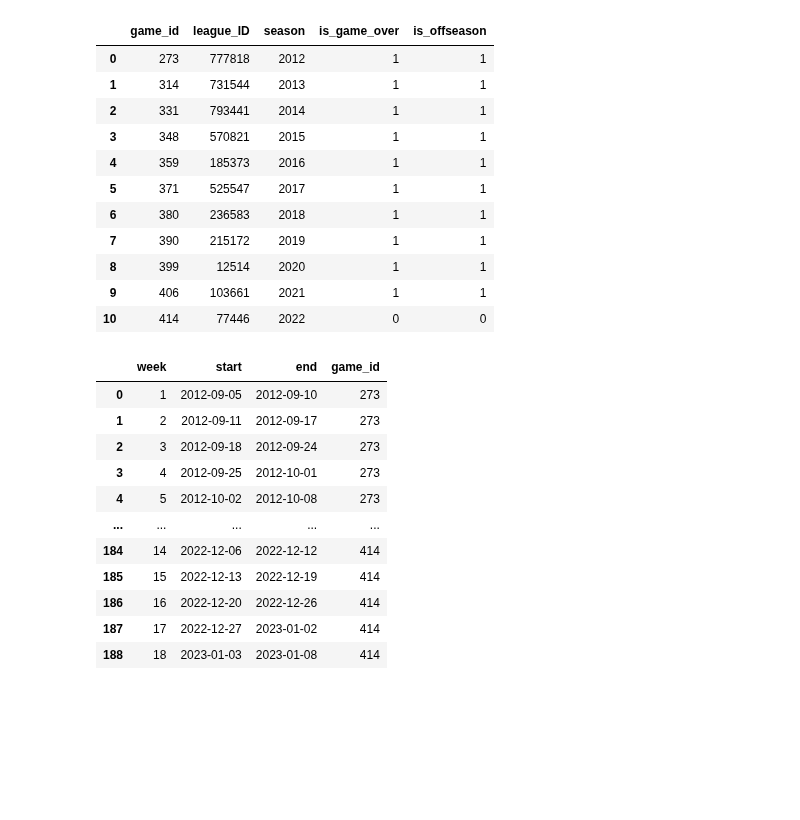
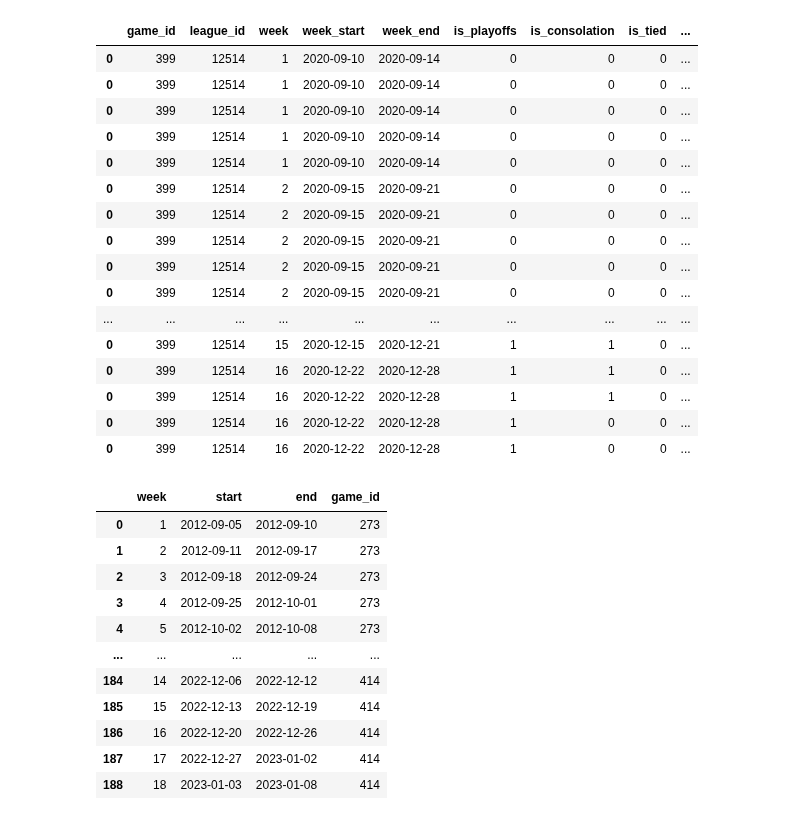
Before and after one commit to cuddebtj/Yahoo_Data, a Jupyter notebook: scripts/dev_yahoo.ipynb, the cells around one changed output. Cells and saved outputs as stored; diff of their text form; code cells hidden in the pictures; blank space fills up the shorter version.

```diff
--- a/scripts/dev_yahoo.ipynb
+++ b/scripts/dev_yahoo.ipynb
@@ -110,18 +211,23 @@ weeks.drop_duplicates(ignore_index=True, inplace=True)
-# %%
-game_keys
-# %% [output]
-|  | game_id | league_ID | season | is_game_over | is_offseason |
-| 0 | 273 | 777818 | 2012 | 1 | 1 |
-| 1 | 314 | 731544 | 2013 | 1 | 1 |
-| 2 | 331 | 793441 | 2014 | 1 | 1 |
-| 3 | 348 | 570821 | 2015 | 1 | 1 |
-| 4 | 359 | 185373 | 2016 | 1 | 1 |
-| 5 | 371 | 525547 | 2017 | 1 | 1 |
-| 6 | 380 | 236583 | 2018 | 1 | 1 |
-| 7 | 390 | 215172 | 2019 | 1 | 1 |
-| 8 | 399 | 12514 | 2020 | 1 | 1 |
-| 9 | 406 | 103661 | 2021 | 1 | 1 |
-| 10 | 414 | 77446 | 2022 | 0 | 0 |
+# %%
+f_matchups
+# %% [output]
+|  | game_id | league_id | week | week_start | week_end | is_playoffs | is_consolation | is_tied | ... |
+| 0 | 399 | 12514 | 1 | 2020-09-10 | 2020-09-14 | 0 | 0 | 0 | ... |
+| 0 | 399 | 12514 | 1 | 2020-09-10 | 2020-09-14 | 0 | 0 | 0 | ... |
+| 0 | 399 | 12514 | 1 | 2020-09-10 | 2020-09-14 | 0 | 0 | 0 | ... |
+| 0 | 399 | 12514 | 1 | 2020-09-10 | 2020-09-14 | 0 | 0 | 0 | ... |
+| 0 | 399 | 12514 | 1 | 2020-09-10 | 2020-09-14 | 0 | 0 | 0 | ... |
+| 0 | 399 | 12514 | 2 | 2020-09-15 | 2020-09-21 | 0 | 0 | 0 | ... |
+| 0 | 399 | 12514 | 2 | 2020-09-15 | 2020-09-21 | 0 | 0 | 0 | ... |
+| 0 | 399 | 12514 | 2 | 2020-09-15 | 2020-09-21 | 0 | 0 | 0 | ... |
+| 0 | 399 | 12514 | 2 | 2020-09-15 | 2020-09-21 | 0 | 0 | 0 | ... |
+| 0 | 399 | 12514 | 2 | 2020-09-15 | 2020-09-21 | 0 | 0 | 0 | ... |
+| ... | ... | ... | ... | ... | ... | ... | ... | ... | ... |
+| 0 | 399 | 12514 | 15 | 2020-12-15 | 2020-12-21 | 1 | 1 | 0 | ... |
+| 0 | 399 | 12514 | 16 | 2020-12-22 | 2020-12-28 | 1 | 1 | 0 | ... |
+| 0 | 399 | 12514 | 16 | 2020-12-22 | 2020-12-28 | 1 | 1 | 0 | ... |
+| 0 | 399 | 12514 | 16 | 2020-12-22 | 2020-12-28 | 1 | 0 | 0 | ... |
+| 0 | 399 | 12514 | 16 | 2020-12-22 | 2020-12-28 | 1 | 0 | 0 | ... |
 # %%
 weeks
 # %% [output]
```
Also changed, not shown: parts of 3 cells of this notebook, 3 other files.
